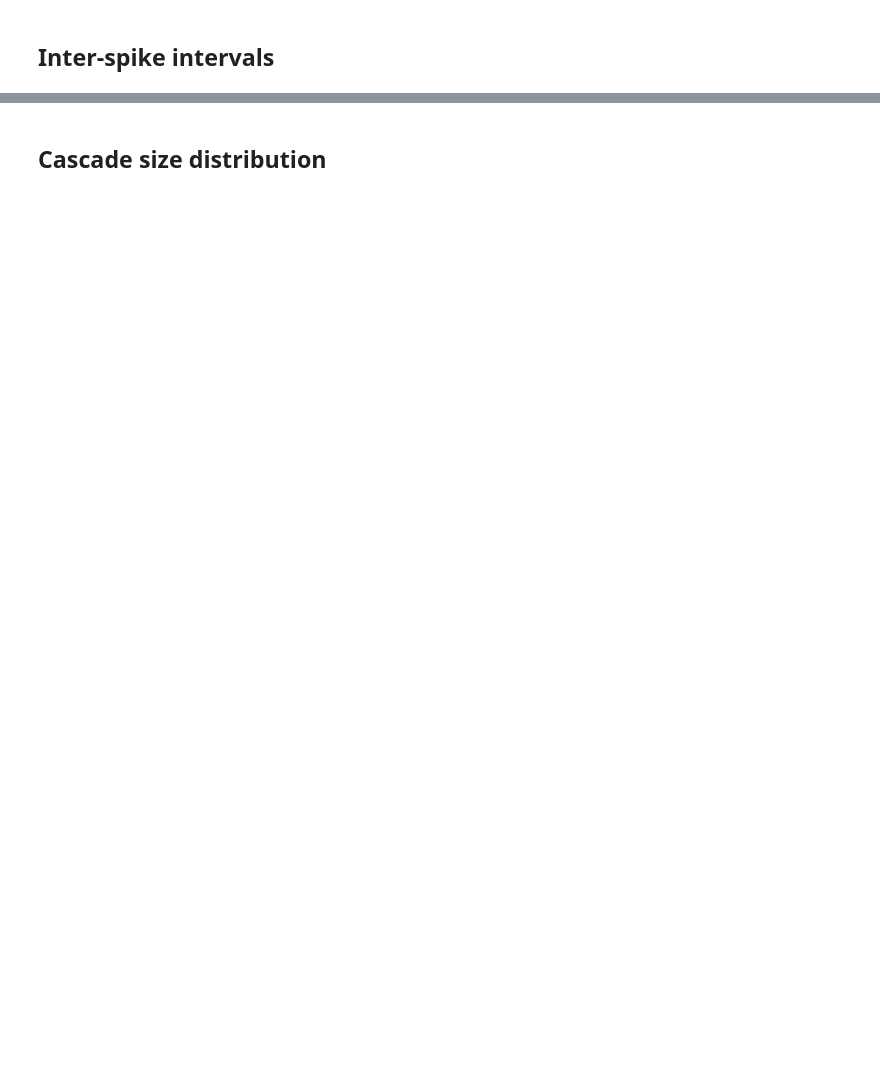
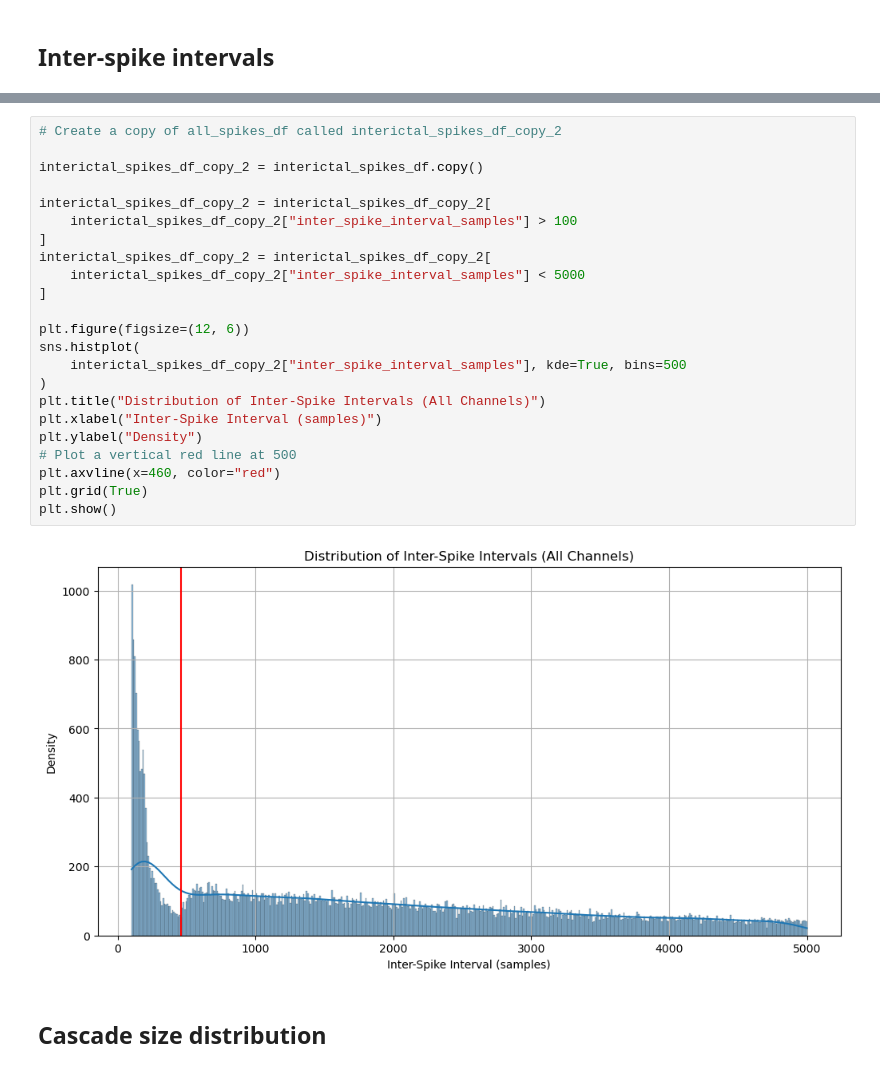
Before and after one commit to devincma/asm_synchrony_paper, a Jupyter notebook: spikes_optimized/analysis.ipynb, the cells around one changed output, grey strips where cells are left out. Cells and saved outputs as stored; diff of their text form; blank space fills up the shorter version.

```diff
--- a/spikes_optimized/analysis.ipynb
+++ b/spikes_optimized/analysis.ipynb
@@ -122,2 +239,27 @@ raster_plot(all_spikes_df)
+# %%
+# Create a copy of all_spikes_df called interictal_spikes_df_copy_2
+
+interictal_spikes_df_copy_2 = interictal_spikes_df.copy()
+
+interictal_spikes_df_copy_2 = interictal_spikes_df_copy_2[
+    interictal_spikes_df_copy_2["inter_spike_interval_samples"] > 100
+]
+interictal_spikes_df_copy_2 = interictal_spikes_df_copy_2[
+    interictal_spikes_df_copy_2["inter_spike_interval_samples"] < 5000
+]
+
+plt.figure(figsize=(12, 6))
+sns.histplot(
+    interictal_spikes_df_copy_2["inter_spike_interval_samples"], kde=True, bins=500
+)
+plt.title("Distribution of Inter-Spike Intervals (All Channels)")
+plt.xlabel("Inter-Spike Interval (samples)")
+plt.ylabel("Density")
+# Plot a vertical red line at 500
+plt.axvline(x=460, color="red")
+plt.grid(True)
+plt.show()
+# %% [output]
+[figure, added]
 # %% [markdown]
 ## Cascade size distribution
```
Also changed, not shown: parts of 11 cells of this notebook, 2 other files.
